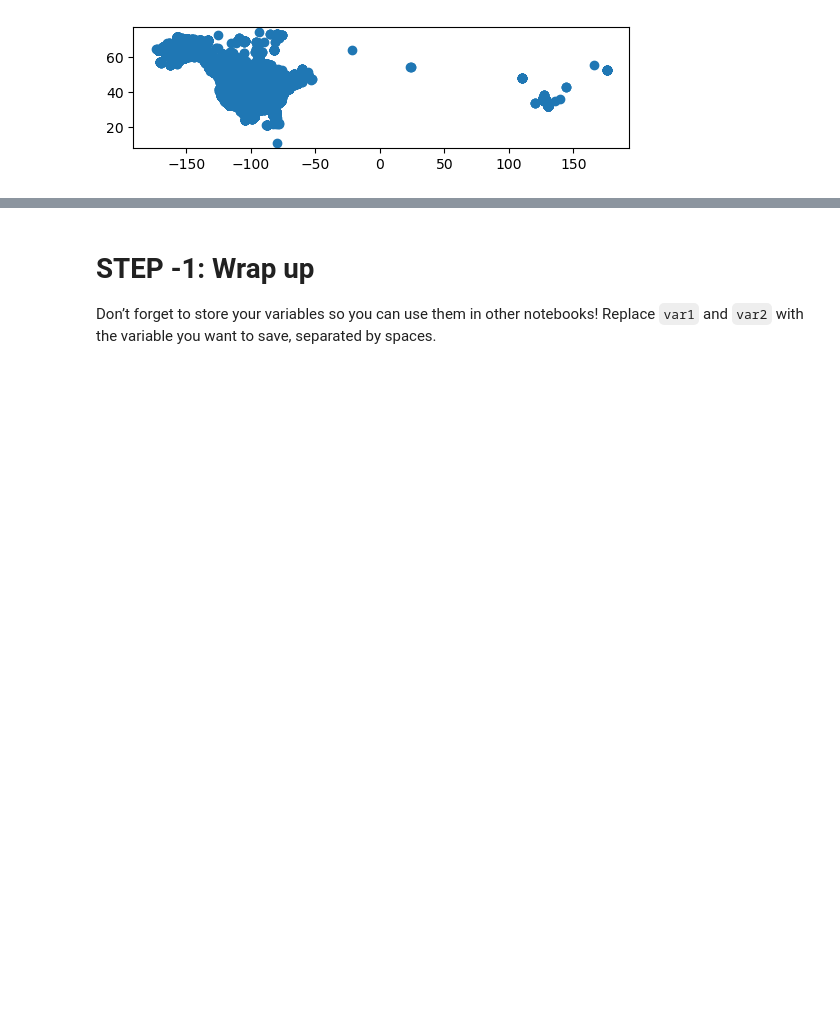
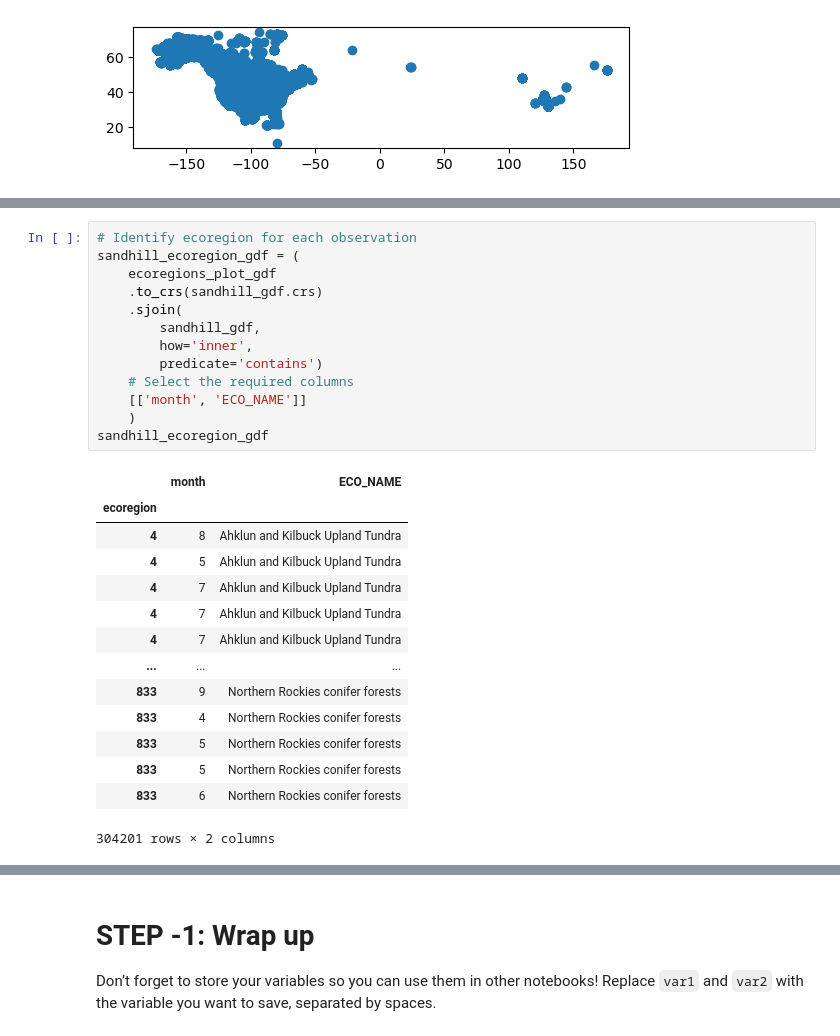
Before and after one commit to earthlab-education/02-migration-nquarder, a Jupyter notebook: notebooks/migration-92-download-gbif.ipynb, the cells around one changed output, grey strips where cells are left out. Cells and saved outputs as stored; diff of their text form; blank space fills up the shorter version.

```diff
--- a/notebooks/migration-92-download-gbif.ipynb
+++ b/notebooks/migration-92-download-gbif.ipynb
@@ -357,0 +377,28 @@ sandhill_gdf.plot()
+# %%
+# Identify ecoregion for each observation
+sandhill_ecoregion_gdf = (
+    ecoregions_plot_gdf
+    .to_crs(sandhill_gdf.crs)
+    .sjoin(
+        sandhill_gdf,
+        how='inner',
+        predicate='contains')
+    # Select the required columns
+    [['month', 'ECO_NAME']]
+    )
+sandhill_ecoregion_gdf
+# %% [output]
+|  | month | ECO_NAME |
+| ecoregion |  |  |
+| 4 | 8 | Ahklun and Kilbuck Upland Tundra |
+| 4 | 5 | Ahklun and Kilbuck Upland Tundra |
+| 4 | 7 | Ahklun and Kilbuck Upland Tundra |
+| 4 | 7 | Ahklun and Kilbuck Upland Tundra |
+| 4 | 7 | Ahklun and Kilbuck Upland Tundra |
+| ... | ... | ... |
+| 833 | 9 | Northern Rockies conifer forests |
+| 833 | 4 | Northern Rockies conifer forests |
+| 833 | 5 | Northern Rockies conifer forests |
+| 833 | 5 | Northern Rockies conifer forests |
+| 833 | 6 | Northern Rockies conifer forests |
+304201 rows × 2 columns
```
Also changed, not shown: parts of 10 cells of this notebook.
